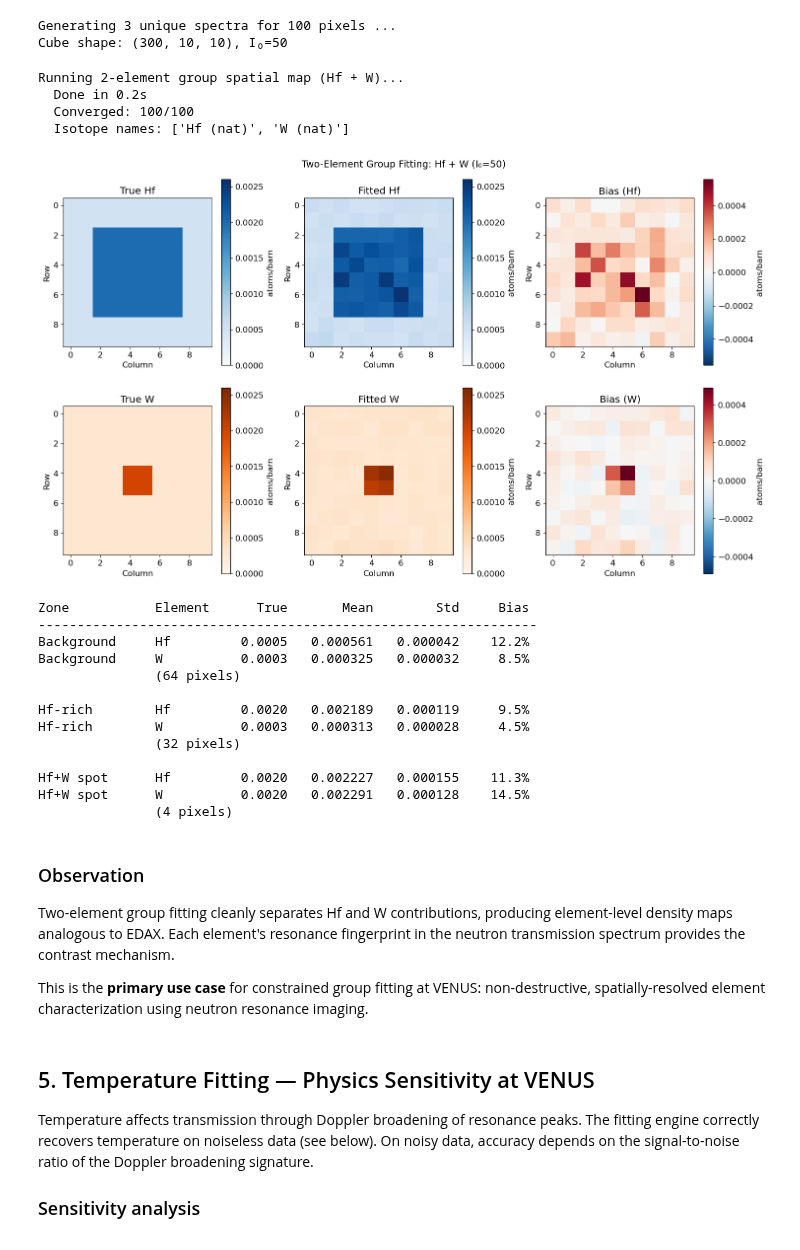
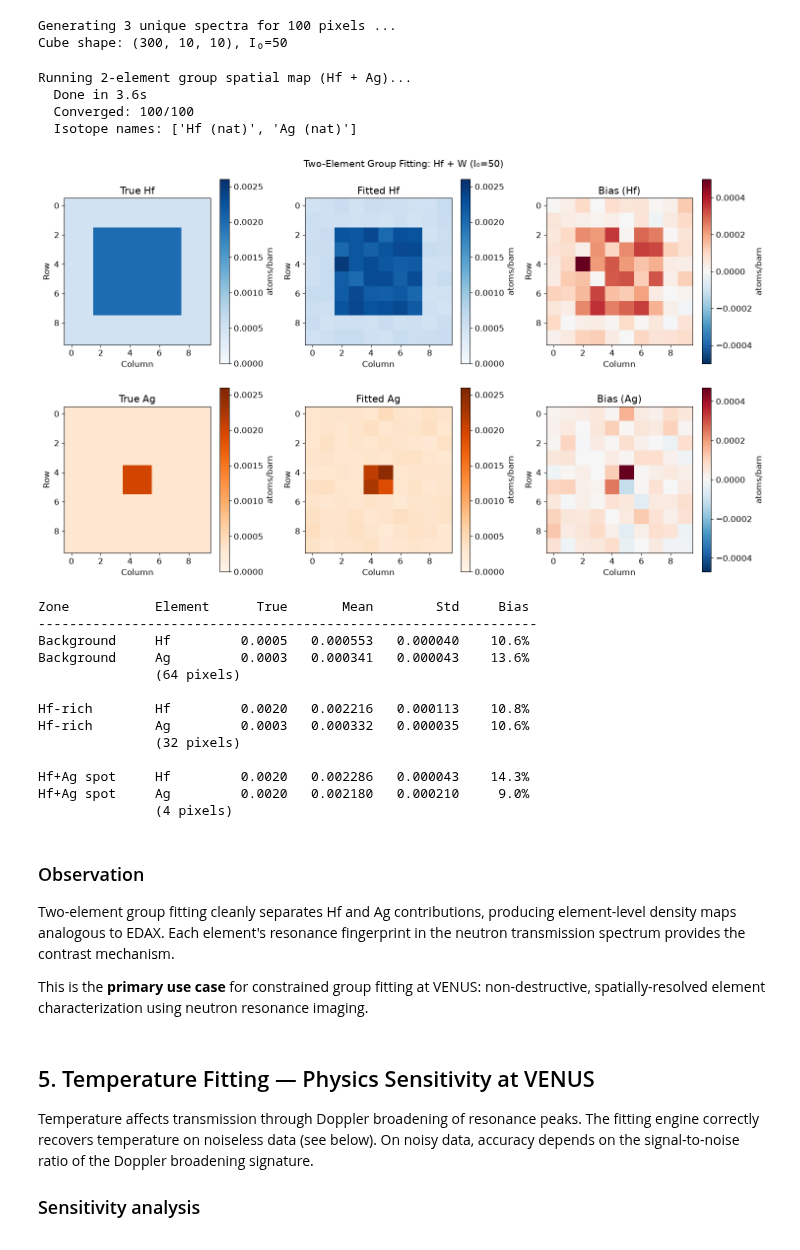
Before and after one commit to ornlneutronimaging/NEREIDS, a Jupyter notebook: examples/notebooks/workflows/05_group_fitting.ipynb, the cells around one changed output. Cells and saved outputs as stored; diff of their text form; code cells hidden in the pictures.

```diff
--- a/examples/notebooks/workflows/05_group_fitting.ipynb
+++ b/examples/notebooks/workflows/05_group_fitting.ipynb
@@ -393,8 +393,11 @@ Here we simulate a sample containing both hafnium and tungsten:
 # %%
-# Load tungsten group (5 natural isotopes)
-group_w = nereids.IsotopeGroup.natural(74)
-group_w.load_endf()
-print(f"{group_w.name}: {group_w.n_members} isotopes, loaded={group_w.is_loaded}")
-for (z, a), ratio in group_w.members:
-    print(f"  W-{a}  {ratio*100:.2f}%")
+# Load silver group (2 natural isotopes, both fully resolved evaluations).
+# Natural tungsten no longer works here: W-182/183/184/186 are pure
+# LRF=7 + URR evaluations, which NEREIDS rejects at load (no evaluable
+# resolved range) rather than treating as zero cross-section.
+group_ag = nereids.IsotopeGroup.natural(47)
+group_ag.load_endf()
+print(f"{group_ag.name}: {group_ag.n_members} isotopes, loaded={group_ag.is_loaded}")
+for (z, a), ratio in group_ag.members:
+    print(f"  Ag-{a}  {ratio*100:.2f}%")
 # %% [output]
@@ -410,16 +410,16 @@ H, W_px = 10, 10
 true_hf_2d = np.full((H, W_px), 0.0005)
 true_hf_2d[2:8, 2:8] = 0.002
 
-true_w_2d = np.full((H, W_px), 0.0003)
-true_w_2d[4:6, 4:6] = 0.002
+true_ag_2d = np.full((H, W_px), 0.0003)
+true_ag_2d[4:6, 4:6] = 0.002
 
 fig, axes = plt.subplots(1, 2, figsize=(12, 4))
 im0 = axes[0].imshow(true_hf_2d, cmap="Blues", interpolation="nearest")
 plt.colorbar(im0, ax=axes[0], label="n(Hf) [atoms/barn]")
 axes[0].set_title("Ground Truth: Hf")
-im1 = axes[1].imshow(true_w_2d, cmap="Oranges", interpolation="nearest")
-plt.colorbar(im1, ax=axes[1], label="n(W) [atoms/barn]")
-axes[1].set_title("Ground Truth: W")
+im1 = axes[1].imshow(true_ag_2d, cmap="Oranges", interpolation="nearest")
+plt.colorbar(im1, ax=axes[1], label="n(Ag) [atoms/barn]")
+axes[1].set_title("Ground Truth: Ag")
 for ax in axes:
     ax.set_xlabel("Column"); ax.set_ylabel("Row")
 plt.tight_layout()
@@ -431,15 +431,15 @@ plt.show()
 ENERGIES_MAP = np.linspace(1.0, 100.0, 300)
 I0_MAP = 50
 
-comp_map = np.stack([true_hf_2d.ravel(), true_w_2d.ravel()], axis=1)
+comp_map = np.stack([true_hf_2d.ravel(), true_ag_2d.ravel()], axis=1)
 unique_comps, pixel_indices = np.unique(comp_map, axis=0, return_inverse=True)
 
 print(f"Generating {len(unique_comps)} unique spectra for {H*W_px} pixels ...")
 unique_spectra = {}
-for i, (n_hf, n_w) in enumerate(unique_comps):
+for i, (n_hf, n_ag) in enumerate(unique_comps):
     t = nereids.forward_model(
         ENERGIES_MAP,
-        groups=[(group_hf, float(n_hf)), (group_w, float(n_w))],
+        groups=[(group_hf, float(n_hf)), (group_ag, float(n_ag))],
         temperature_k=TEMP_K,
         flight_path_m=FLIGHT_PATH_M,
         delta_t_us=DELTA_T_US,
@@ -461,12 +461,12 @@ Generating 3 unique spectra for 100 pixels ...
 Cube shape: (300, 10, 10), I₀=50
 # %%
 # Spatial mapping with two element groups
-print("Running 2-element group spatial map (Hf + W)...")
+print("Running 2-element group spatial map (Hf + Ag)...")
 t0 = time.perf_counter()
 data_map = nereids.from_transmission(T_cube_noisy, sigma_cube)
 result_2elem = nereids.spatial_map_typed(
     data_map, ENERGIES_MAP,
-    groups=[group_hf, group_w],
+    groups=[group_hf, group_ag],
     initial_densities=[0.001, 0.001],
     temperature_k=TEMP_K,
     flight_path_m=FLIGHT_PATH_M,
@@ -480,62 +480,62 @@ print(f"  Done in {elapsed:.1f}s")
 print(f"  Converged: {result_2elem.n_converged}/{result_2elem.n_total}")
 print(f"  Isotope names: {result_2elem.isotope_names}")
 # %% [output]
-Running 2-element group spatial map (Hf + W)...
-  Done in 0.2s
+Running 2-element group spatial map (Hf + Ag)...
+  Done in 3.6s
   Converged: 100/100
-  Isotope names: ['Hf (nat)', 'W (nat)']
+  Isotope names: ['Hf (nat)', 'Ag (nat)']
 # %%
 # Visualize: ground truth vs fitted for both elements
 density_hf = np.asarray(result_2elem.density_maps[0])
-density_w = np.asarray(result_2elem.density_maps[1])
+density_ag = np.asarray(result_2elem.density_maps[1])
 
 fig, axes = plt.subplots(2, 3, figsize=(15, 9))
 
 # Row 0: Hf
 for ax, data, title in zip(axes[0],
     [true_hf_2d, density_hf, density_hf - true_hf_2d],
     ["True Hf", "Fitted Hf", "Bias (Hf)"]):
     if "Bias" in title:
         vlim = max(np.abs(data).max(), 1e-6)
         im = ax.imshow(data, cmap="RdBu_r", vmin=-vlim, vmax=vlim, interpolation="nearest")
     else:
         im = ax.imshow(data, cmap="Blues", vmin=0, vmax=true_hf_2d.max()*1.3, interpolation="nearest")
     plt.colorbar(im, ax=ax, label="atoms/barn")
     ax.set_title(title)
     ax.set_xlabel("Column"); ax.set_ylabel("Row")
 
 # Row 1: W
 for ax, data, title in zip(axes[1],
-    [true_w_2d, density_w, density_w - true_w_2d],
-    ["True W", "Fitted W", "Bias (W)"]):
+    [true_ag_2d, density_ag, density_ag - true_ag_2d],
+    ["True Ag", "Fitted Ag", "Bias (Ag)"]):
     if "Bias" in title:
         vlim = max(np.abs(data).max(), 1e-6)
         im = ax.imshow(data, cmap="RdBu_r", vmin=-vlim, vmax=vlim, interpolation="nearest")
     else:
-        im = ax.imshow(data, cmap="Oranges", vmin=0, vmax=true_w_2d.max()*1.3, interpolation="nearest")
+        im = ax.imshow(data, cmap="Oranges", vmin=0, vmax=true_ag_2d.max()*1.3, interpolation="nearest")
     plt.colorbar(im, ax=ax, label="atoms/barn")
     ax.set_title(title)
     ax.set_xlabel("Column"); ax.set_ylabel("Row")
 
 plt.suptitle(f"Two-Element Group Fitting: Hf + W (I₀={I0_MAP})", fontsize=14)
 plt.tight_layout()
 plt.show()
 # %% [output]
-[figure, old version]
+[figure, new version]
 # %%
 # Quantitative analysis
 zones = [
-    ("Background", (true_hf_2d == 0.0005) & (true_w_2d == 0.0003), 0.0005, 0.0003),
-    ("Hf-rich",    (true_hf_2d == 0.002) & (true_w_2d == 0.0003), 0.002, 0.0003),
-    ("Hf+W spot",  (true_hf_2d == 0.002) & (true_w_2d == 0.002), 0.002, 0.002),
+    ("Background", (true_hf_2d == 0.0005) & (true_ag_2d == 0.0003), 0.0005, 0.0003),
+    ("Hf-rich",    (true_hf_2d == 0.002) & (true_ag_2d == 0.0003), 0.002, 0.0003),
+    ("Hf+Ag spot",  (true_hf_2d == 0.002) & (true_ag_2d == 0.002), 0.002, 0.002),
 ]
 
 print(f"{'Zone':<14} {'Element':<8} {'True':>8} {'Mean':>10} {'Std':>10} {'Bias':>8}")
 print("-" * 64)
-for zone_name, mask, true_hf_val, true_w_val in zones:
+for zone_name, mask, true_hf_val, true_ag_val in zones:
     n_pixels = mask.sum()
     for elem, fitted, true_val in [("Hf", density_hf, true_hf_val),
-                                    ("W", density_w, true_w_val)]:
+                                    ("Ag", density_ag, true_ag_val)]:
         vals = fitted[mask]
         bias = (vals.mean() - true_val) / true_val * 100
         print(f"{zone_name:<14} {elem:<8} {true_val:>8.4f} "
@@ -545,21 +545,21 @@ for zone_name, mask, true_hf_val, true_w_val in zones:
 # %% [output]
 Zone           Element      True       Mean        Std     Bias
 ----------------------------------------------------------------
-Background     Hf         0.0005   0.000561   0.000042    12.2%
-Background     W          0.0003   0.000325   0.000032     8.5%
+Background     Hf         0.0005   0.000553   0.000040    10.6%
+Background     Ag         0.0003   0.000341   0.000043    13.6%
                (64 pixels)
 
-Hf-rich        Hf         0.0020   0.002189   0.000119     9.5%
-Hf-rich        W          0.0003   0.000313   0.000028     4.5%
+Hf-rich        Hf         0.0020   0.002216   0.000113    10.8%
+Hf-rich        Ag         0.0003   0.000332   0.000035    10.6%
                (32 pixels)
 
-Hf+W spot      Hf         0.0020   0.002227   0.000155    11.3%
-Hf+W spot      W          0.0020   0.002291   0.000128    14.5%
+Hf+Ag spot     Hf         0.0020   0.002286   0.000043    14.3%
+Hf+Ag spot     Ag         0.0020   0.002180   0.000210     9.0%
                (4 pixels)
 # %% [markdown]
 ### Observation
 
-Two-element group fitting cleanly separates Hf and W contributions,
+Two-element group fitting cleanly separates Hf and Ag contributions,
 producing element-level density maps analogous to EDAX. Each element's
 resonance fingerprint in the neutron transmission spectrum provides the
 contrast mechanism.
```
Also changed, not shown: parts of 7 cells of this notebook, 5 other files.
